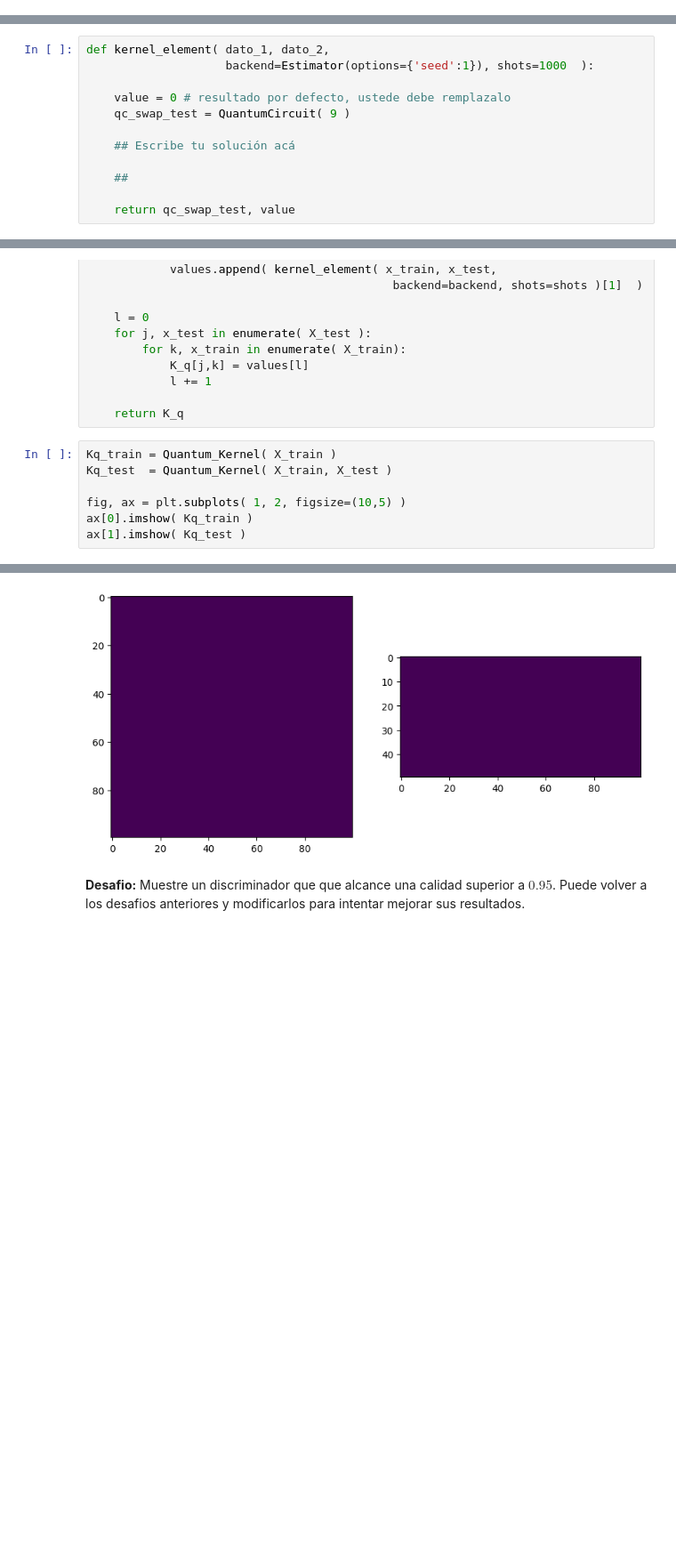
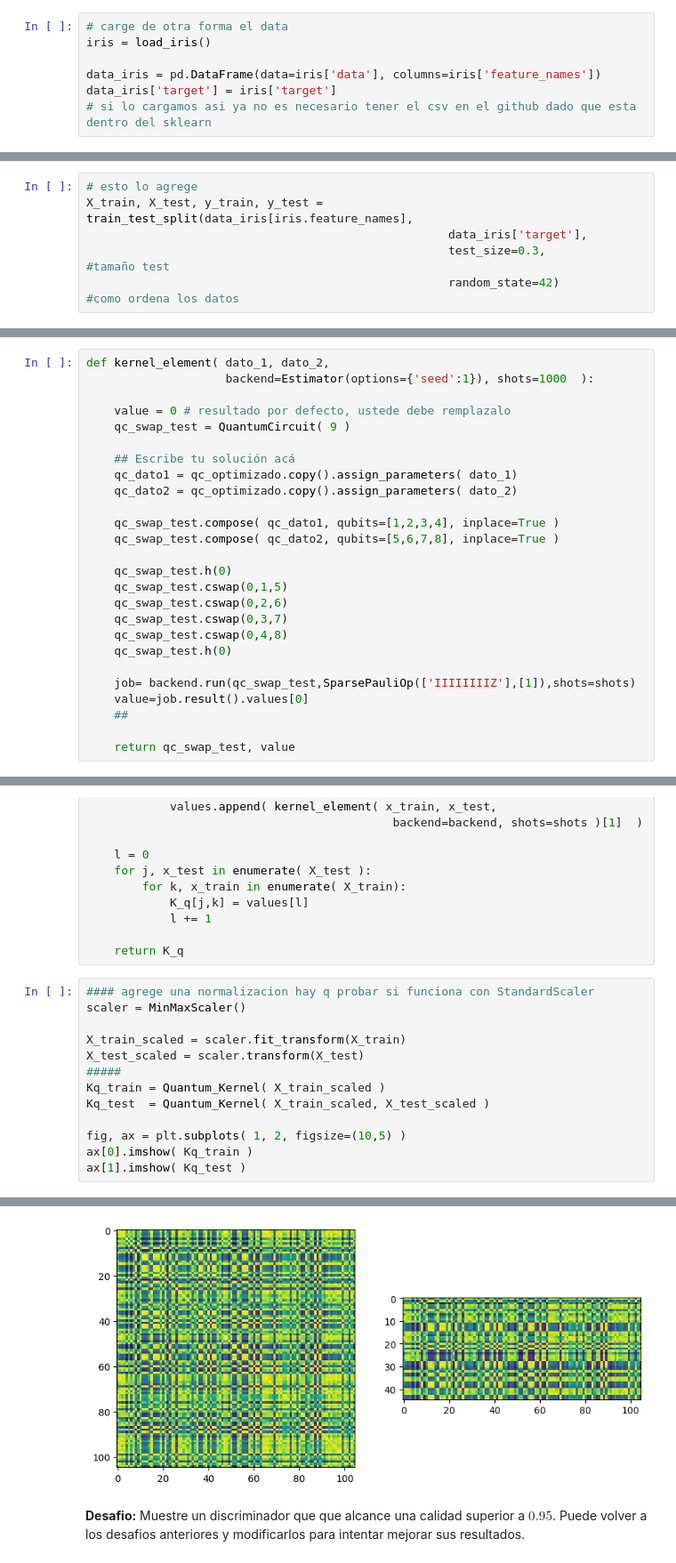
Before and after one commit to LucianoPereiraValenzuela/ECC_2025_testing, a Jupyter notebook: ECC2025/desafio_7_Clasificación_Cuántica_del_Iris_dataset.ipynb, the cells around one changed output, grey strips where cells are left out. Shown at 89% size. Saved outputs shown, nothing was run; the diff lists cells and outputs as text; blank space fills up the shorter version.

````diff
--- a/ECC2025/desafio_7_Clasificación_Cuántica_del_Iris_dataset.ipynb
+++ b/ECC2025/desafio_7_Clasificación_Cuántica_del_Iris_dataset.ipynb
@@ -21,4 +46,11 @@ Para aquellos que no sepan, el sépalo es la estructura externa de la flor, tipi
 ![](https://github.com/LucianoPereiraValenzuela/ECC_2025_testing/blob/main/img/ECC_iris_flower.png?raw=true)
 
 Las siguientes celdas cargan los datos y los separa en datos de entrenamiento ```(X_train, Y_train)``` y datos de test ```(X_test, Y_test)```.
+# %%
+# carge de otra forma el data
+iris = load_iris()
+
+data_iris = pd.DataFrame(data=iris['data'], columns=iris['feature_names'])
+data_iris['target'] = iris['target']
+# si lo cargamos asi ya no es necesario tener el csv en el github dado que esta dentro del sklearn
 # %%
@@ -35 +60,7 @@ data.head(5)
+# %%
+# esto lo agrege
+X_train, X_test, y_train, y_test = train_test_split(data_iris[iris.feature_names],
+                                                    data_iris['target'],
+                                                    test_size=0.3,                      #tamaño test
+                                                    random_state=42)                    #como ordena los datos
 # %%
@@ -100,7 +147,21 @@ def kernel_element( dato_1, dato_2,
     qc_swap_test = QuantumCircuit( 9 )
 
     ## Escribe tu solución acá
+    qc_dato1 = qc_optimizado.copy().assign_parameters( dato_1)
+    qc_dato2 = qc_optimizado.copy().assign_parameters( dato_2)
 
+    qc_swap_test.compose( qc_dato1, qubits=[1,2,3,4], inplace=True )
+    qc_swap_test.compose( qc_dato2, qubits=[5,6,7,8], inplace=True )
+
+    qc_swap_test.h(0)
+    qc_swap_test.cswap(0,1,5)
+    qc_swap_test.cswap(0,2,6)
+    qc_swap_test.cswap(0,3,7)
+    qc_swap_test.cswap(0,4,8)
+    qc_swap_test.h(0)
+
+    job= backend.run(qc_swap_test,SparsePauliOp(['IIIIIIIIZ'],[1]),shots=shots)
+    value=job.result().values[0]
     ##
 
     return qc_swap_test, value
@@ -147,14 +208,20 @@ def Quantum_Kernel( X_train, X_test=None,
 
     return K_q
 # %%
-Kq_train = Quantum_Kernel( X_train )
-Kq_test  = Quantum_Kernel( X_train, X_test )
+#### agrege una normalizacion hay q probar si funciona con StandardScaler
+scaler = MinMaxScaler()
+
+X_train_scaled = scaler.fit_transform(X_train)
+X_test_scaled = scaler.transform(X_test)
+#####
+Kq_train = Quantum_Kernel( X_train_scaled )
+Kq_test  = Quantum_Kernel( X_train_scaled, X_test_scaled )
 
 fig, ax = plt.subplots( 1, 2, figsize=(10,5) )
 ax[0].imshow( Kq_train )
 ax[1].imshow( Kq_test )
 # %% [output]
 <matplotlib.image.AxesImage at 0x...>
-[figure, old version]
+[figure, new version]
 # %% [markdown]
 __Desafio:__ Muestre un discriminador que que alcance una calidad superior a $0.95$. Puede volver a los desafios anteriores y modificarlos para intentar mejorar sus resultados.
````
Also changed, not shown: parts of 14 cells of this notebook.
